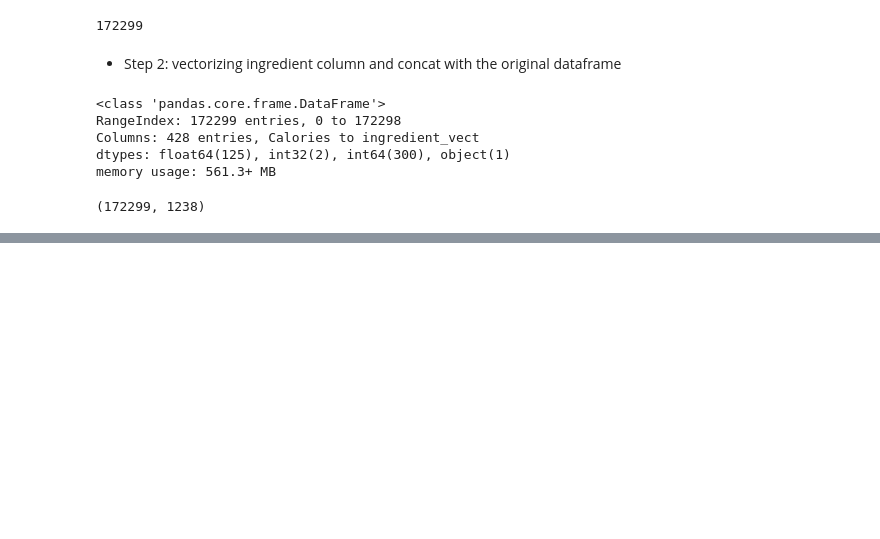
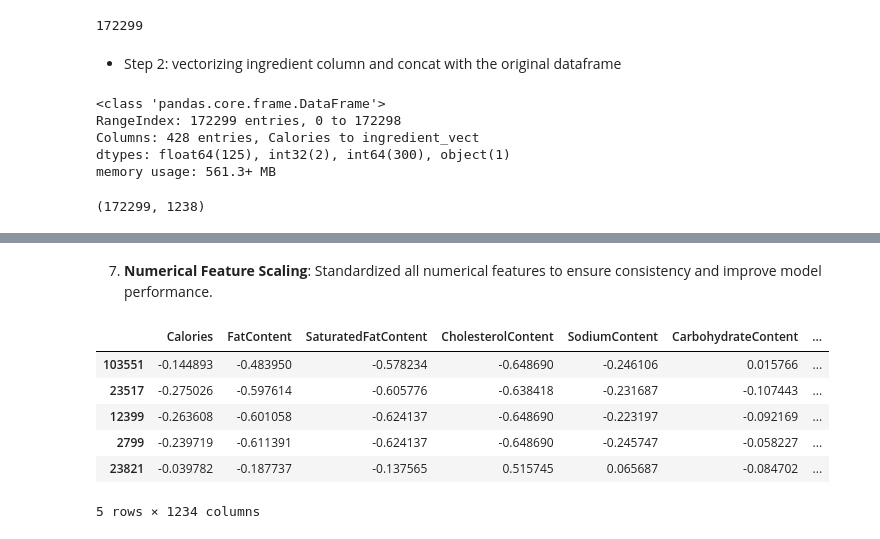
Before and after one commit to shendong124/Springboard, a Jupyter notebook: Capstone02/Capstone 02 - feature engeneering.ipynb, the cells around one changed output, grey strips where cells are left out. Cells and saved outputs as stored; diff of their text form; code cells hidden in the pictures; blank space fills up the shorter version.

```diff
--- a/Capstone02/Capstone 02 - feature engeneering.ipynb
+++ b/Capstone02/Capstone 02 - feature engeneering.ipynb
@@ -481,0 +458,34 @@ X_train, X_test, y_train, y_test = train_test_split(X, y, test_size=0.3, random_
+# %% [markdown]
+7. **Numerical Feature Scaling**: Standardized all numerical features to ensure consistency and improve model performance.
+# %%
+from sklearn.preprocessing import StandardScaler
+#Scaling the X_train and X_test separately
+
+#X_train
+# Step 1: Identify column types
+numerical_columns = ['Calories', 'FatContent', 'SaturatedFatContent', 'CholesterolContent', 'SodiumContent', 'CarbohydrateContent', 'FiberContent', 'SugarContent', 'ProteinContent',
+       'TotalTimeMinutes', 'description_length', 'rating_count', 'Instruction_length', 'ingredient_count']
+
+df_nonscale = X_train.drop(columns = numerical_columns)
+
+# Step 2: Initialize StandardScaler
+scaler = StandardScaler()
+
+# Step 3: Scale numerical columns
+X_train_num_scale = scaler.fit_transform(X_train[numerical_columns])
+
+# Step 4: Convert scaled data back to DataFrame
+X_train_num_scale_df = pd.DataFrame(X_train_num_scale, columns=numerical_columns, index=X_train.index)
+
+# Step 5: Concatenate scaled numerical and one-hot encoded columns
+X_train_scaled = pd.concat([X_train_num_scale_df, df_nonscale], axis=1)
+
+X_train_scaled.head()
+# %% [output]
+|  | Calories | FatContent | SaturatedFatContent | CholesterolContent | SodiumContent | CarbohydrateContent | ... |
+| 103551 | -0.144893 | -0.483950 | -0.578234 | -0.648690 | -0.246106 | 0.015766 | ... |
+| 23517 | -0.275026 | -0.597614 | -0.605776 | -0.638418 | -0.231687 | -0.107443 | ... |
+| 12399 | -0.263608 | -0.601058 | -0.624137 | -0.648690 | -0.223197 | -0.092169 | ... |
+| 2799 | -0.239719 | -0.611391 | -0.624137 | -0.648690 | -0.245747 | -0.058227 | ... |
+| 23821 | -0.039782 | -0.187737 | -0.137565 | 0.515745 | 0.065687 | -0.084702 | ... |
+5 rows × 1234 columns
```
Also changed, not shown: parts of 10 cells of this notebook, 1 other file.
